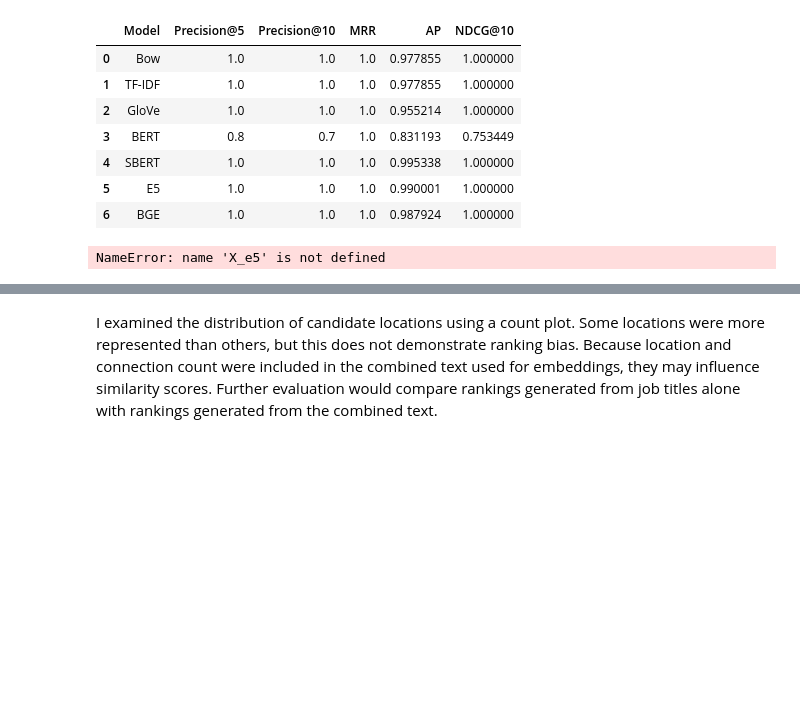
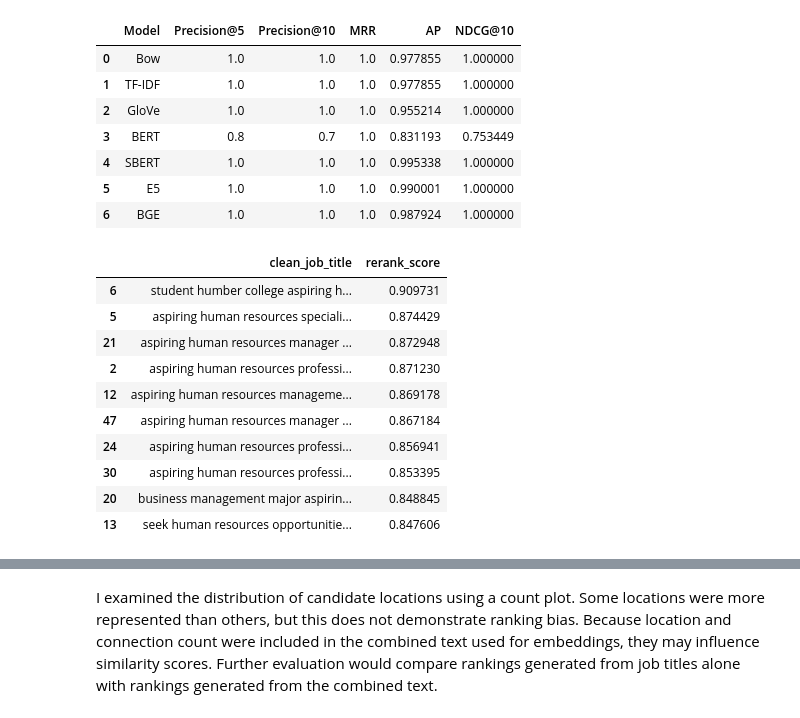
Before and after one commit to safwt-data/QwnYr0x6YtL8f4mY, a Jupyter notebook: notebooks/notebook_1.ipynb, the cells around one changed output, grey strips where cells are left out. Saved outputs shown, nothing was run; the diff lists cells and outputs as text; code cells hidden in the pictures; blank space fills up the shorter version.

```diff
--- a/notebooks/notebook_1.ipynb
+++ b/notebooks/notebook_1.ipynb
@@ -133,26 +193,34 @@ results
 # %%
-X_e5 = np.vstack(df["e5_for_modeling"])
-
 star_candidate = X_e5[6] # student humber college aspiring human resource
 
 starred_similarity = cosine_similarity(
     X_e5,
     star_candidate.reshape(1, -1)
 ).flatten()
 
 alpha = 0.6
 
 df['rerank_score'] = (
     alpha * score_2.flatten()
     + (1 - alpha) * starred_similarity
 )
 
-df[["all_data", "rerank_score"]].sort_values(
+df[["clean_job_title", "rerank_score"]].sort_values(
     "rerank_score",
     ascending=False
 ).head(10)
 # %% [output]
-NameError: name 'X_e5' is not defined
+|  | clean_job_title | rerank_score |
+| 6 | student humber college aspiring h... | 0.909731 |
+| 5 | aspiring human resources speciali... | 0.874429 |
+| 21 | aspiring human resources manager ... | 0.872948 |
+| 2 | aspiring human resources professi... | 0.871230 |
+| 12 | aspiring human resources manageme... | 0.869178 |
+| 47 | aspiring human resources manager ... | 0.867184 |
+| 24 | aspiring human resources professi... | 0.856941 |
+| 30 | aspiring human resources professi... | 0.853395 |
+| 20 | business management major aspirin... | 0.848845 |
+| 13 | seek human resources opportunitie... | 0.847606 |
 # %%
 star_candidates = X_e5[2:6] # student number college aspiring human resource
 star_anchor = star_candidates.mean(axis=0)
```
Also changed, not shown: parts of 4 cells of this notebook.
